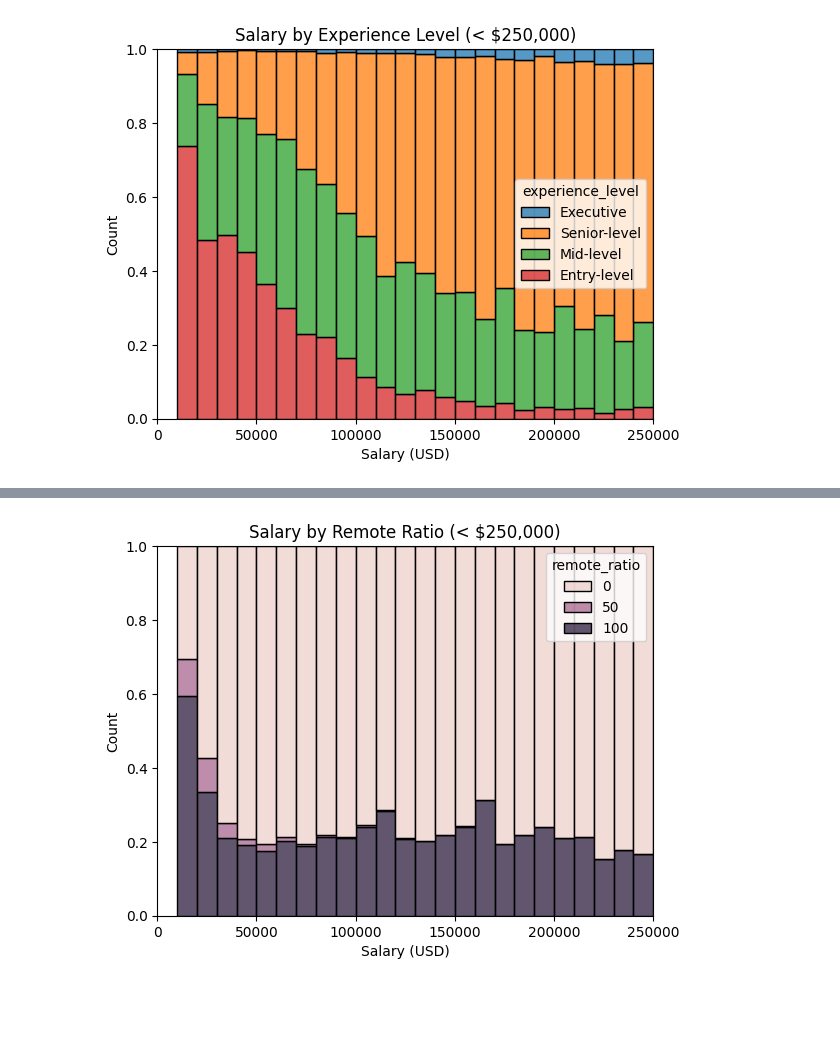
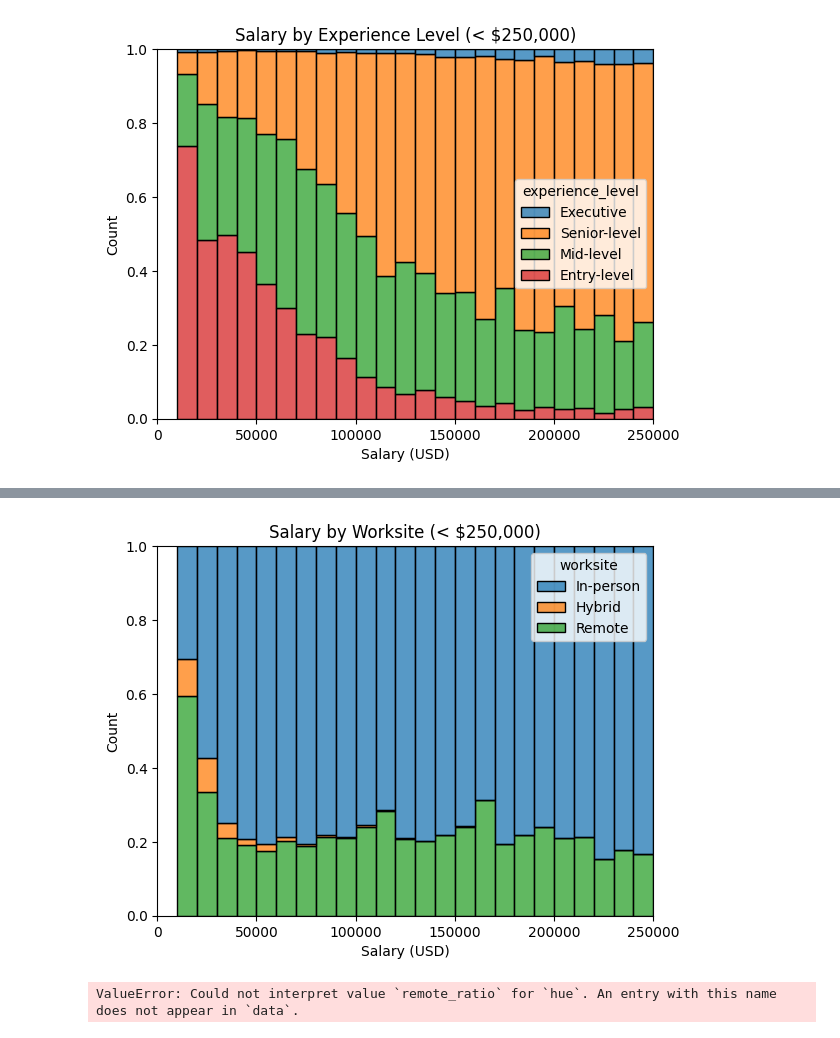
Before and after one commit to hensleyas21/SalariesML, a Jupyter notebook: salaries_analysis.ipynb, the cells around one changed output, grey strips where cells are left out. Cells and saved outputs as stored; diff of their text form; code cells hidden in the pictures; blank space fills up the shorter version.

```diff
--- a/salaries_analysis.ipynb
+++ b/salaries_analysis.ipynb
@@ -30,8 +30,13 @@ df['company_size'] = df['company_size'].map(comp_size_abbr)
 emp_type_abbr = {'PT': 'Part-time', 'FT': 'Full-time', 'CT': 'Contract', 'FL': 'Freelance'}
 df['employment_type'] = df['employment_type'].map(emp_type_abbr)
 
+remote_ratio_map = {0: 'In-person', 50: 'Hybrid', 100: 'Remote'}
+df['worksite'] = df['remote_ratio'].map(remote_ratio_map)
+del df['remote_ratio']
+
 df['experience_level'] = pd.Categorical(df['experience_level'], categories=['Entry-level', 'Mid-level', 'Senior-level', 'Executive'], ordered=True)
 df['company_size'] = pd.Categorical(df['company_size'], categories=['Small', 'Medium', 'Large'], ordered=True)
+df['worksite'] = pd.Categorical(df['worksite'], categories=['In-person', 'Hybrid', 'Remote'], ordered=True)
 # %%
 for col in df.columns:
     plot = sns.histplot(data=df, x=col)
@@ -82,7 +87,14 @@ plt.show()
 # %%
-plot = sns.histplot(data=df, x='salary_in_usd', hue='remote_ratio', binrange=(0,250000), binwidth=10000, multiple='fill')
-plt.title('Salary by Remote Ratio (< $250,000)')
+plot = sns.histplot(data=df, x='salary_in_usd', hue='worksite', binrange=(0,250000), binwidth=10000, multiple='fill')
+plt.title('Salary by Worksite (< $250,000)')
 plt.xlabel('Salary (USD)')
 plt.show()
 # %% [output]
-[figure, old version]
+[figure, new version]
+# %%
+plot = sns.histplot(data=df, x='employment_type', hue='worksite', multiple='fill')
+plt.title('Employment Type by Worksite')
+plt.xlabel('Worksite')
+plt.show()
+# %% [output]
+ValueError: Could not interpret value `remote_ratio` for `hue`. An entry with this name does not appear in `data`.
```
Also changed, not shown: parts of 3 cells of this notebook.
